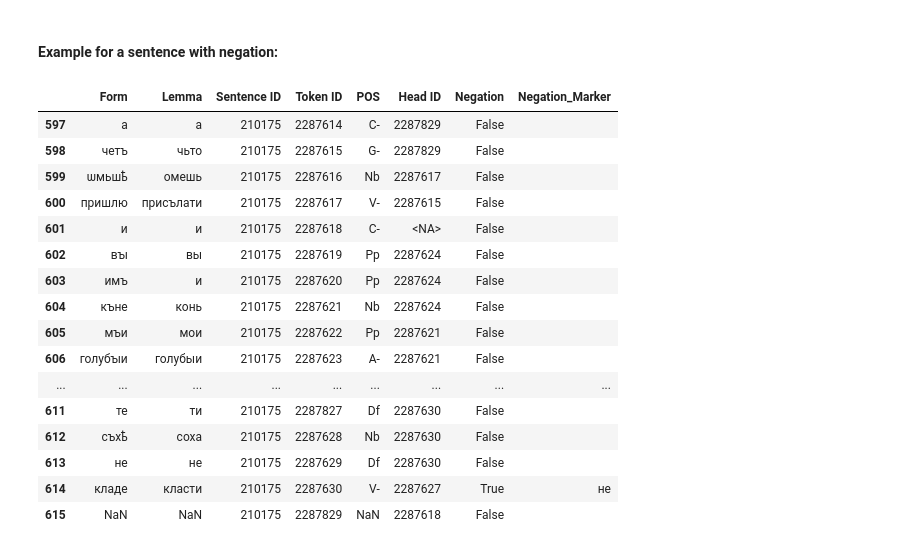
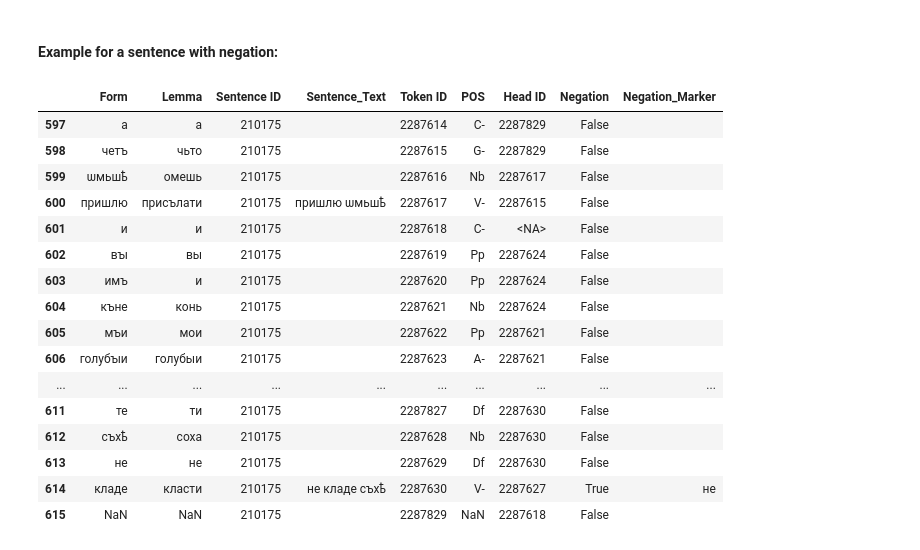
Before and after one commit to m03dtb/old-east-slavic-corpus-analysis, a Jupyter notebook: 02/4_Negation.ipynb, the cells around one changed output. Drawn from its saved outputs; the diff is of its cells as text; code cells hidden in the pictures.

Commit message:
02/4_Negation: fix: generate Sentence_Text per verb instead of per sentence

```diff
--- a/02/4_Negation.ipynb
+++ b/02/4_Negation.ipynb
@@ -88,16 +83,20 @@ assert actual == expected, f"Columns mismatch: {actual} != {expected}"
 cols_at_end = ["Russian Translation ", "English Translation ",
                "place", "trans", "source"]
 
-# put elements in cols_at_end at the end of the df
-df = df[
-        # add all colums not in list first
-        [c for c in df if c not in cols_at_end]
-        # add all columns in the list afterwards
-        + [c for c in cols_at_end if c in df \
-           # comment out if source shall be kept
-           and c != "source"
-          ]
-    ]
+# rearrange the order of columns in the data frame so that
+# elements in cols_at_end are at the end of it
+# 1) Optional: delete col "source"
+df = df.drop(columns=["source"], errors="ignore")
+
+# 2) Columns to put at the end of the df
+cols_at_end = ["Russian Translation ", "English Translation ",
+               "place", "trans"]
+
+front = [c for c in df.columns if c not in cols_at_end]
+end = [c for c in cols_at_end if c in df.columns]
+
+# reorder the columns in the data frame as defined above
+df = df[front + end]
 # %%
 # check if the columns were rearranged in the expected order
 df.columns
@@ -318,22 +351,22 @@ first_neg_sent = df.loc[df["Negation"], "Sentence ID"].iloc[4]
 # 2. Filter all cols with this Sentence ID
 first_sentence_df = df[df["Sentence ID"] == first_neg_sent]
 # %%
-first_sentence_df[["Form", "Lemma","Sentence ID", "Token ID","POS", "Head ID", "Negation", "Negation_Marker"]]
+first_sentence_df[["Form", "Lemma","Sentence ID", "Sentence_Text" ,"Token ID","POS", "Head ID", "Negation", "Negation_Marker"]]
 # %% [output]
-|  | Form | Lemma | Sentence ID | Token ID | POS | Head ID | Negation | Negation_Marker |
-| 597 | а | а | 210175 | 2287614 | C- | 2287829 | False |  |
-| 598 | четъ | чьто | 210175 | 2287615 | G- | 2287829 | False |  |
-| 599 | ѡмьшҍ | омешь | 210175 | 2287616 | Nb | 2287617 | False |  |
-| 600 | пришлю | присълати | 210175 | 2287617 | V- | 2287615 | False |  |
-| 601 | и | и | 210175 | 2287618 | C- | <NA> | False |  |
-| 602 | вꙑ | вы | 210175 | 2287619 | Pp | 2287624 | False |  |
-| 603 | имъ | и | 210175 | 2287620 | Pp | 2287624 | False |  |
-| 604 | къне | конь | 210175 | 2287621 | Nb | 2287624 | False |  |
-| 605 | мъи | мои | 210175 | 2287622 | Pp | 2287621 | False |  |
-| 606 | голубꙑи | голубыи | 210175 | 2287623 | A- | 2287621 | False |  |
-| ... | ... | ... | ... | ... | ... | ... | ... | ... |
-| 611 | те | ти | 210175 | 2287827 | Df | 2287630 | False |  |
-| 612 | съхҍ | соха | 210175 | 2287628 | Nb | 2287630 | False |  |
-| 613 | не | не | 210175 | 2287629 | Df | 2287630 | False |  |
-| 614 | кладе | класти | 210175 | 2287630 | V- | 2287627 | True | не |
-| 615 | NaN | NaN | 210175 | 2287829 | NaN | 2287618 | False |  |
+|  | Form | Lemma | Sentence ID | Sentence_Text | Token ID | POS | Head ID | Negation | Negation_Marker |
+| 597 | а | а | 210175 |  | 2287614 | C- | 2287829 | False |  |
+| 598 | четъ | чьто | 210175 |  | 2287615 | G- | 2287829 | False |  |
+| 599 | ѡмьшҍ | омешь | 210175 |  | 2287616 | Nb | 2287617 | False |  |
+| 600 | пришлю | присълати | 210175 | пришлю ѡмьшҍ | 2287617 | V- | 2287615 | False |  |
+| 601 | и | и | 210175 |  | 2287618 | C- | <NA> | False |  |
+| 602 | вꙑ | вы | 210175 |  | 2287619 | Pp | 2287624 | False |  |
+| 603 | имъ | и | 210175 |  | 2287620 | Pp | 2287624 | False |  |
+| 604 | къне | конь | 210175 |  | 2287621 | Nb | 2287624 | False |  |
+| 605 | мъи | мои | 210175 |  | 2287622 | Pp | 2287621 | False |  |
+| 606 | голубꙑи | голубыи | 210175 |  | 2287623 | A- | 2287621 | False |  |
+| ... | ... | ... | ... | ... | ... | ... | ... | ... | ... |
+| 611 | те | ти | 210175 |  | 2287827 | Df | 2287630 | False |  |
+| 612 | съхҍ | соха | 210175 |  | 2287628 | Nb | 2287630 | False |  |
+| 613 | не | не | 210175 |  | 2287629 | Df | 2287630 | False |  |
+| 614 | кладе | класти | 210175 | не кладе съхҍ | 2287630 | V- | 2287627 | True | не |
+| 615 | NaN | NaN | 210175 |  | 2287829 | NaN | 2287618 | False |  |
```
Also changed, not shown: parts of 6 cells of this notebook, 3 other files.
